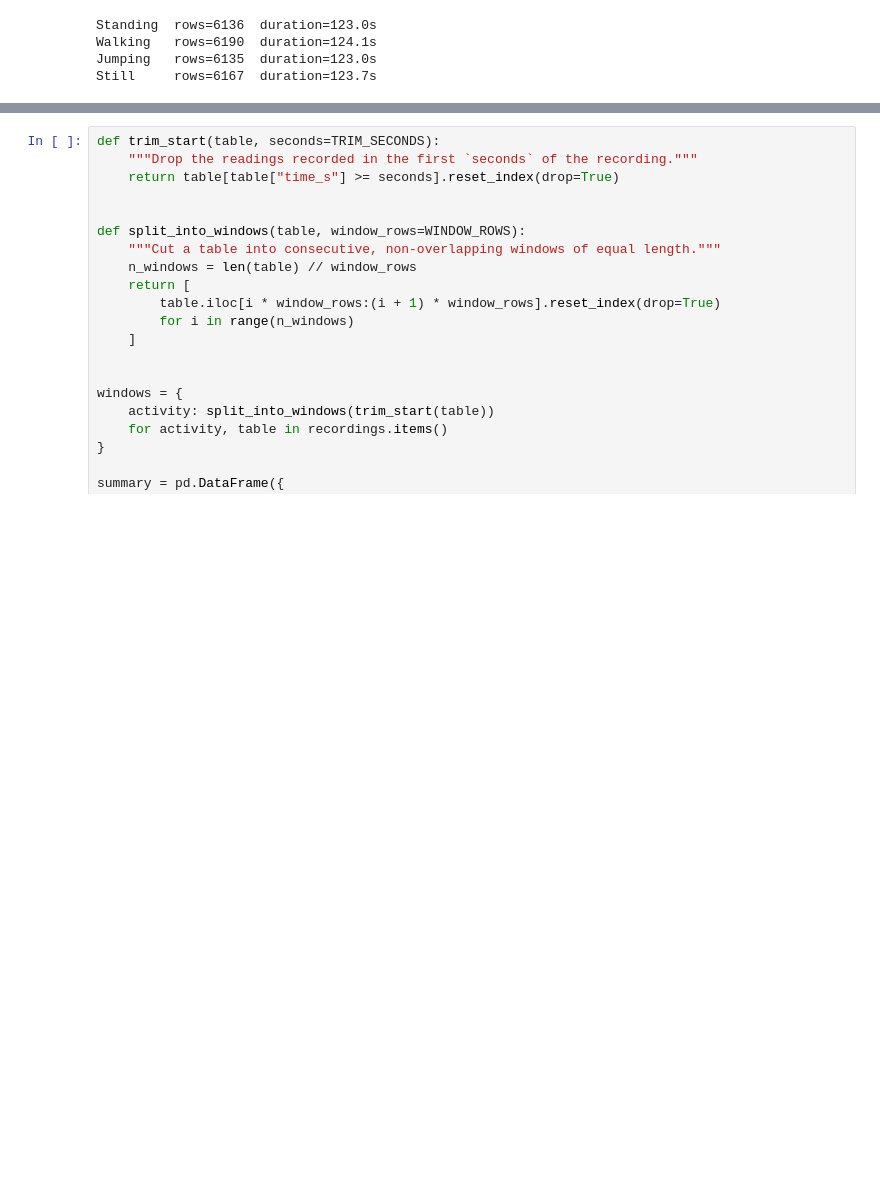
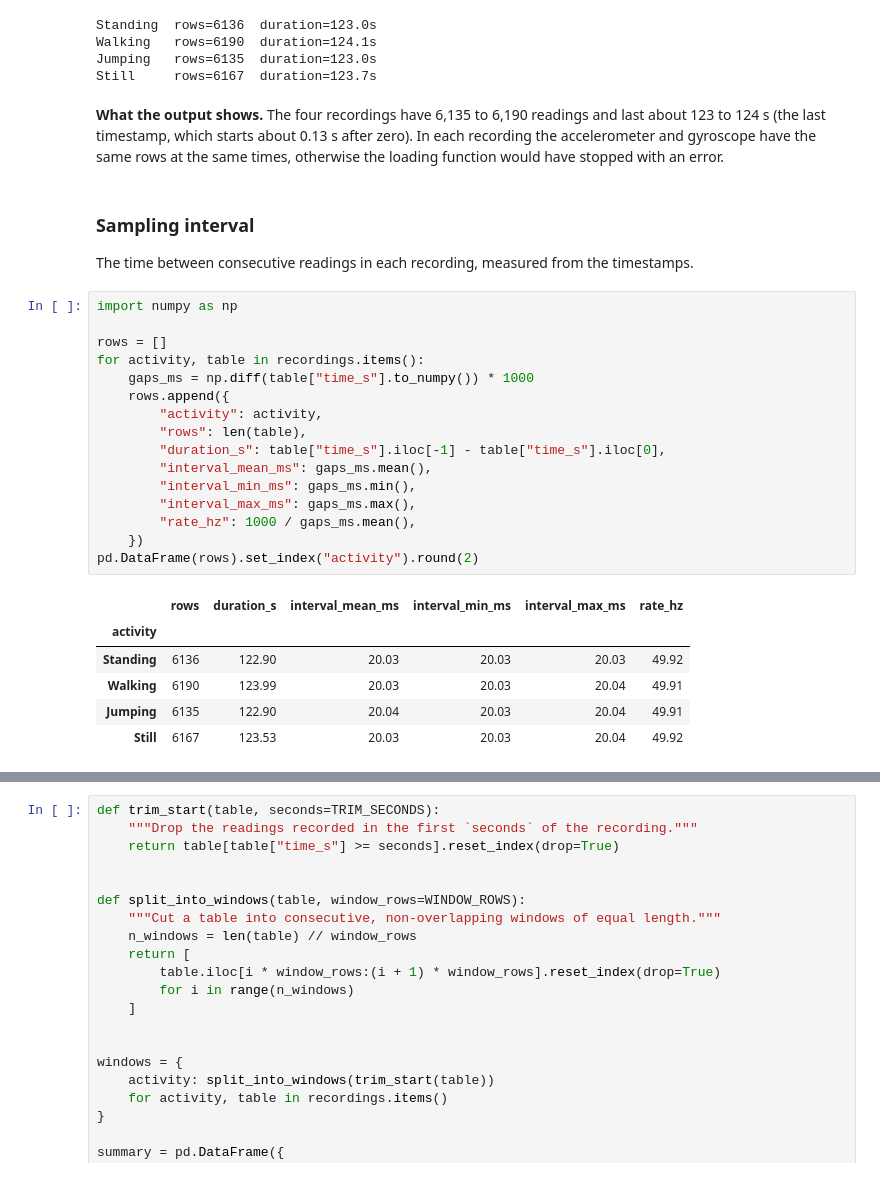
Before and after one commit to jmuhire13/hmm-activity-recognition, a Jupyter notebook: notebooks/data_preparation.ipynb, the cells around one changed output, grey strips where cells are left out. Drawn from its saved outputs; the diff is of its cells as text; blank space fills up the shorter version.

```diff
--- a/notebooks/data_preparation.ipynb
+++ b/notebooks/data_preparation.ipynb
@@ -51,3 +51,32 @@ Standing  rows=6136  duration=123.0s
 Walking   rows=6190  duration=124.1s
 Jumping   rows=6135  duration=123.0s
 Still     rows=6167  duration=123.7s
+# %% [markdown]
+**What the output shows.** The four recordings have 6,135 to 6,190 readings and last about 123 to 124 s (the last timestamp, which starts about 0.13 s after zero). In each recording the accelerometer and gyroscope have the same rows at the same times, otherwise the loading function would have stopped with an error.
+# %% [markdown]
+### Sampling interval
+
+The time between consecutive readings in each recording, measured from the timestamps.
+# %%
+import numpy as np
+
+rows = []
+for activity, table in recordings.items():
+    gaps_ms = np.diff(table["time_s"].to_numpy()) * 1000
+    rows.append({
+        "activity": activity,
+        "rows": len(table),
+        "duration_s": table["time_s"].iloc[-1] - table["time_s"].iloc[0],
+        "interval_mean_ms": gaps_ms.mean(),
+        "interval_min_ms": gaps_ms.min(),
+        "interval_max_ms": gaps_ms.max(),
+        "rate_hz": 1000 / gaps_ms.mean(),
+    })
+pd.DataFrame(rows).set_index("activity").round(2)
+# %% [output]
+|  | rows | duration_s | interval_mean_ms | interval_min_ms | interval_max_ms | rate_hz |
+| activity |  |  |  |  |  |  |
+| Standing | 6136 | 122.90 | 20.03 | 20.03 | 20.03 | 49.92 |
+| Walking | 6190 | 123.99 | 20.03 | 20.03 | 20.04 | 49.91 |
+| Jumping | 6135 | 122.90 | 20.04 | 20.03 | 20.04 | 49.91 |
+| Still | 6167 | 123.53 | 20.03 | 20.03 | 20.04 | 49.92 |
```
Also changed, not shown: parts of 13 cells of this notebook, 12 other files.
